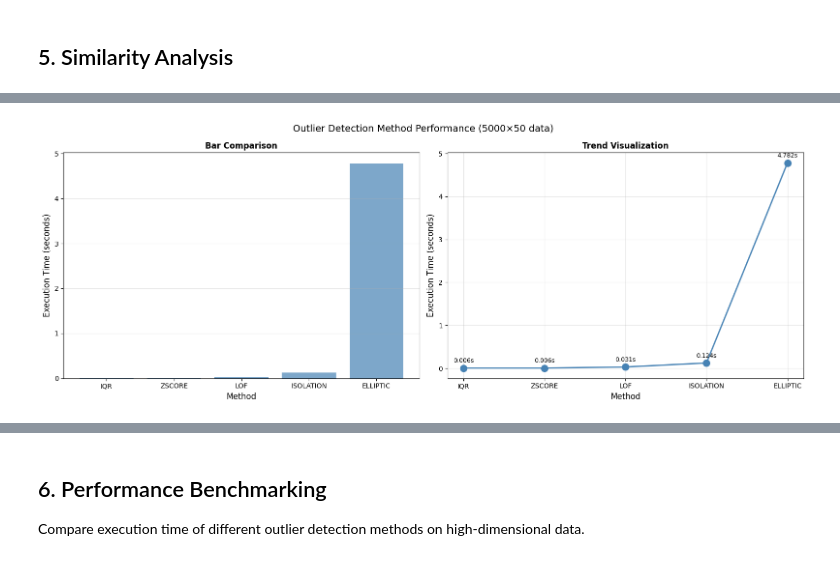
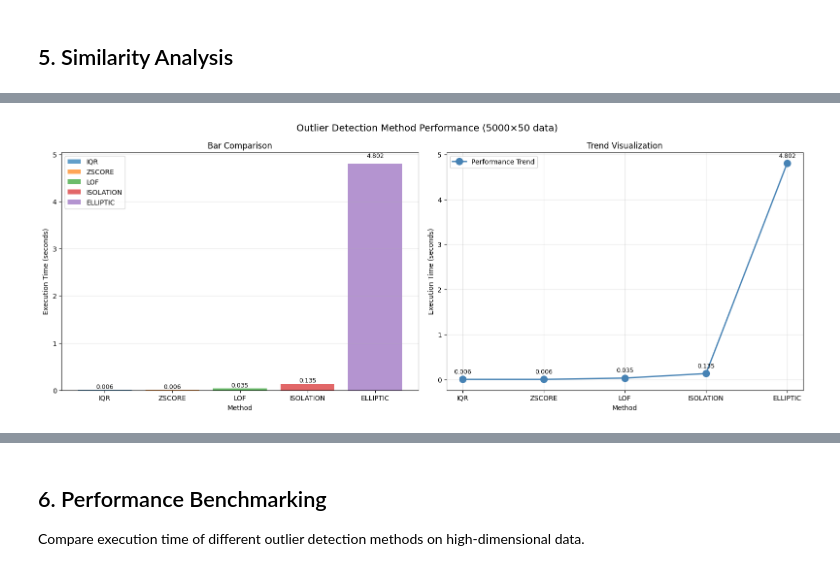
Before and after one commit to Ch3fUlrich/neural-analysis, a Jupyter notebook: docs/neural_analysis_demo.ipynb, the cells around one changed output, grey strips where cells are left out. Saved outputs shown, nothing was run; the diff lists cells and outputs as text; code cells hidden in the pictures.

```diff
--- a/docs/neural_analysis_demo.ipynb
+++ b/docs/neural_analysis_demo.ipynb
@@ -271,76 +271,73 @@ from neural_analysis.plotting import PlotSpec, PlotGrid, GridLayoutConfig
 method_names = [m.upper() for m in methods_to_test]
 times = [timings[m] for m in methods_to_test]
 
+# Define distinct colors for each method
+colors = ['steelblue', 'coral', 'mediumseagreen', 'gold', 'mediumpurple']
+
 # Create subplot grid with bar plot and line plot side by side
 plot_specs = []
 
-# Bar plot specs (left subplot) - one spec per bar
-for idx, (name, time_val) in enumerate(zip(method_names, times)):
+# Bar plot specs (left subplot) - one spec per bar with unique color and label
+for idx, (name, time_val, color) in enumerate(zip(method_names, times, colors)):
     plot_specs.append(PlotSpec(
         data=np.array([time_val]),
         plot_type='bar',
         subplot_position=0,
-        color='steelblue',
+        title='Bar Comparison',
+        color=color,
         alpha=0.7,
-        kwargs={'x': [idx]}
+        label=name,  # Add label for legend
+        kwargs={
+            'x': [idx],
+            'show_values': True,
+            'value_format': '.3f',
+            'y_label': 'Execution Time (seconds)' if idx == 0 else None,  # Only set once
+            'grid': {'axis': 'y', 'alpha': 0.3} if idx == 0 else None  # Only set once
+        }
     ))
+
+# Set tick labels on the last bar spec after all bars are added
+# Use a custom approach - set xticks and labels for all bars at once
+plot_specs[-1].kwargs['x_label'] = 'Method'
+plot_specs[-1].kwargs['set_xticks'] = list(range(len(method_names)))
+plot_specs[-1].kwargs['set_xticklabels'] = method_names
 
 # Line plot (right subplot)
 plot_specs.append(PlotSpec(
     data=np.column_stack([np.arange(len(times)), times]),
     plot_type='line',
     subplot_position=1,
+    title='Trend Visualization',
     color='steelblue',
     line_width=2,
     marker='o',
     marker_size=10,
-    alpha=1.0
+    alpha=1.0,
+    label='Performance Trend',  # Add label for legend
+    kwargs={
+        'show_values': True,
+        'value_format': '.3f',
+        'x_labels': method_names,
+        'x_label': 'Method',
+        'y_label': 'Execution Time (seconds)',
+        'grid': {'alpha': 0.3}
+    }
 ))
 
-# Create the grid
+# Create the grid with legend enabled
 grid = PlotGrid(
     plot_specs=plot_specs,
     config=PlotConfig(
         title="Outlier Detection Method Performance (5000×50 data)",
-        figsize=(16, 6)
+        figsize=(16, 6),
+        show=True,
+        legend=True  # Enable legend (correct parameter name)
     ),
     layout=GridLayoutConfig(rows=1, cols=2),
     backend='matplotlib'
 )
 
-result = grid.plot()
-
-# Handle the return value - PlotGrid returns (fig, axes) tuple for matplotlib
-import matplotlib.pyplot as plt
-if isinstance(result, tuple):
-    fig, axes = result
-else:
-    fig = result
-    axes = fig.axes
-
-# Customize the axes
-# Left subplot (bar plot)
-axes[0].set_xlabel('Method', fontsize=12)
-axes[0].set_ylabel('Execution Time (seconds)', fontsize=12)
-axes[0].set_title('Bar Comparison', fontsize=12, fontweight='bold')
-axes[0].set_xticks(range(len(method_names)))
-axes[0].set_xticklabels(method_names)
-axes[0].grid(True, alpha=0.3, axis='y')
-
-# Right subplot (line plot)
-axes[1].set_xlabel('Method', fontsize=12)
-axes[1].set_ylabel('Execution Time (seconds)', fontsize=12)
-axes[1].set_title('Trend Visualization', fontsize=12, fontweight='bold')
-axes[1].set_xticks(range(len(method_names)))
-axes[1].set_xticklabels(method_names)
-axes[1].grid(True, alpha=0.3)
-# Add value labels on points
-for i, (name, time_val) in enumerate(zip(method_names, times)):
-    axes[1].text(i, time_val + max(times) * 0.02, f'{time_val:.3f}s',
-                ha='center', va='bottom', fontsize=9)
-
-plt.tight_layout()
-plt.show()
+grid.plot()
 
 # Print performance insights
 print("\nPerformance Insights:")
@@ -363 +370 @@ Running performance benchmarks on 5000x50 data...
-[figure, old version]
+[figure, new version]
```
Also changed, not shown: parts of 2 cells of this notebook, 3 other files.
